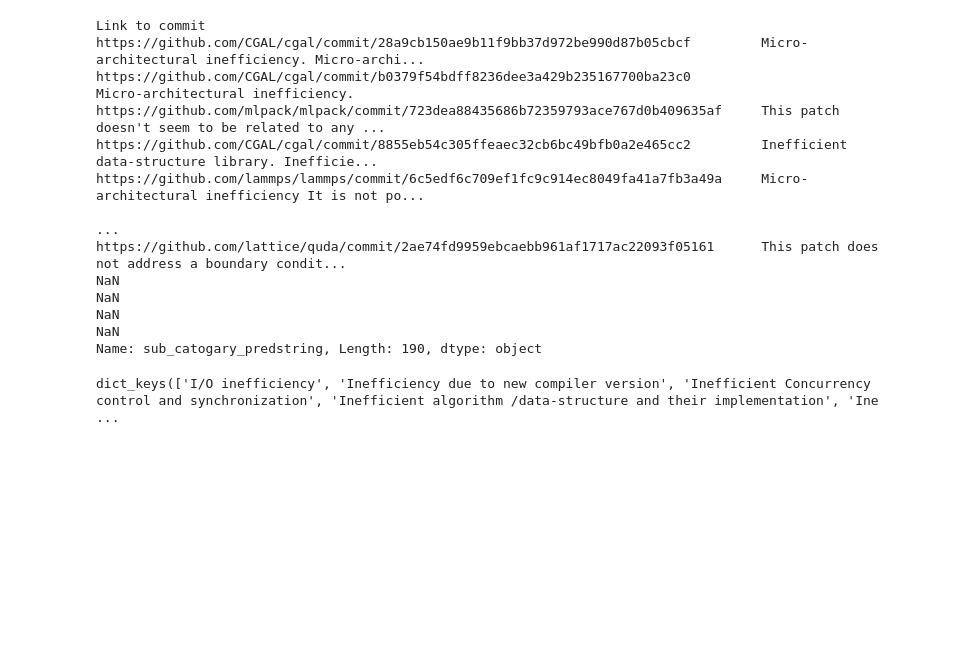
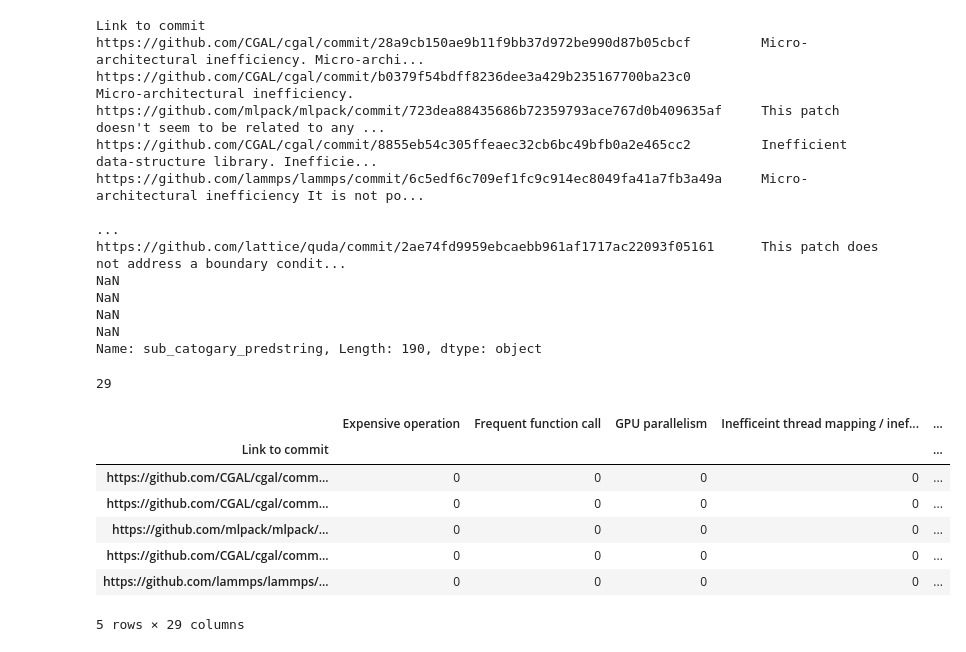
Before and after one commit to Cem-Kaya/Promt_Engineering_for_Performance_Engineering_with_AI, a Jupyter notebook: final.ipynb, the cells around one changed output. Cells and saved outputs as stored; diff of their text form; code cells hidden in the pictures; blank space fills up the shorter version.

```diff
--- a/final.ipynb
+++ b/final.ipynb
@@ -457,7 +502,25 @@ NaN
 NaN
 NaN
 Name: sub_catogary_predstring, Length: 190, dtype: object
-# %%
-nested_dict_rq1.keys()
-# %% [output]
-dict_keys(['I/O inefficiency', 'Inefficiency due to new compiler version', 'Inefficient Concurrency control and synchronization', 'Inefficient algorithm /data-structure and their implementation', 'Ine ...
+# %%
+Sub_cats=[]
+for i in nested_dict_rq1.keys():
+    Sub_cats.extend(nested_dict_rq1[i])
+Sub_cats
+Sub_cats = list(set(Sub_cats))
+len(Sub_cats)
+# %% [output]
+29
+# %%
+RQ1_sub_CAT_one_hot_df = pd.get_dummies(rq1_look_up['Sub-Category'])
+len(RQ1_sub_CAT_one_hot_df.columns)
+RQ1_sub_CAT_one_hot_df.head(5)
+# %% [output]
+|  | Expensive operation | Frequent function call | GPU parallelism | Inefficeint thread mapping / inef... | ... |
+| Link to commit |  |  |  |  | ... |
+| https://github.com/CGAL/cgal/comm... | 0 | 0 | 0 | 0 | ... |
+| https://github.com/CGAL/cgal/comm... | 0 | 0 | 0 | 0 | ... |
+| https://github.com/mlpack/mlpack/... | 0 | 0 | 0 | 0 | ... |
+| https://github.com/CGAL/cgal/comm... | 0 | 0 | 0 | 0 | ... |
+| https://github.com/lammps/lammps/... | 0 | 0 | 0 | 0 | ... |
+5 rows × 29 columns
```
Also changed, not shown: parts of 9 cells of this notebook.
